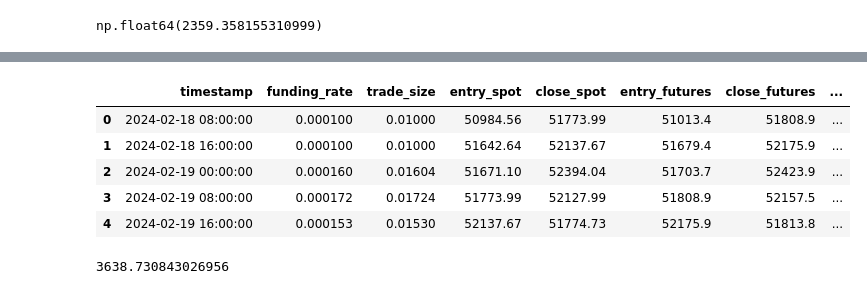
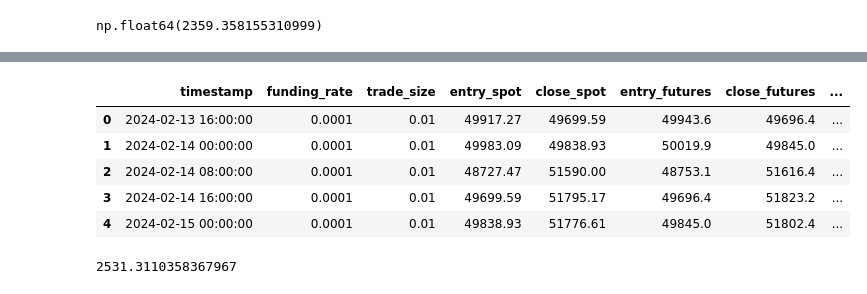
Before and after one commit to Lim-Rong-Jun/Btech-Trading-Bot, a Jupyter notebook: Funding_Rate_Arbitrage_Bot/Arbi_bot_part_3.ipynb, the cells around one changed output, grey strips where cells are left out. Saved outputs shown, nothing was run; the diff lists cells and outputs as text; code cells hidden in the pictures.

```diff
--- a/Funding_Rate_Arbitrage_Bot/Arbi_bot_part_3.ipynb
+++ b/Funding_Rate_Arbitrage_Bot/Arbi_bot_part_3.ipynb
@@ -1188,14 +1210,14 @@ Average Profit per Trade: $44.92
 # %%
-result = pd.read_csv("dataset/funding_arbitrage_results_3.csv")
+result = pd.read_csv("dataset/funding_arbitrage_results_4.csv")
 result.head()
 # %% [output]
 |  | timestamp | funding_rate | trade_size | entry_spot | close_spot | entry_futures | close_futures | ... |
-| 0 | 2024-02-18 08:00:00 | 0.000100 | 0.01000 | 50984.56 | 51773.99 | 51013.4 | 51808.9 | ... |
-| 1 | 2024-02-18 16:00:00 | 0.000100 | 0.01000 | 51642.64 | 52137.67 | 51679.4 | 52175.9 | ... |
-| 2 | 2024-02-19 00:00:00 | 0.000160 | 0.01604 | 51671.10 | 52394.04 | 51703.7 | 52423.9 | ... |
-| 3 | 2024-02-19 08:00:00 | 0.000172 | 0.01724 | 51773.99 | 52127.99 | 51808.9 | 52157.5 | ... |
-| 4 | 2024-02-19 16:00:00 | 0.000153 | 0.01530 | 52137.67 | 51774.73 | 52175.9 | 51813.8 | ... |
+| 0 | 2024-02-13 16:00:00 | 0.0001 | 0.01 | 49917.27 | 49699.59 | 49943.6 | 49696.4 | ... |
+| 1 | 2024-02-14 00:00:00 | 0.0001 | 0.01 | 49983.09 | 49838.93 | 50019.9 | 49845.0 | ... |
+| 2 | 2024-02-14 08:00:00 | 0.0001 | 0.01 | 48727.47 | 51590.00 | 48753.1 | 51616.4 | ... |
+| 3 | 2024-02-14 16:00:00 | 0.0001 | 0.01 | 49699.59 | 51795.17 | 49696.4 | 51823.2 | ... |
+| 4 | 2024-02-15 00:00:00 | 0.0001 | 0.01 | 49838.93 | 51776.61 | 49845.0 | 51802.4 | ... |
 # %%
 print(result['total_profit'].sum())
 # %% [output]
-3638.730843026956
+2531.3110358367967
```
Also changed, not shown: parts of 6 cells of this notebook, 2 other files.
